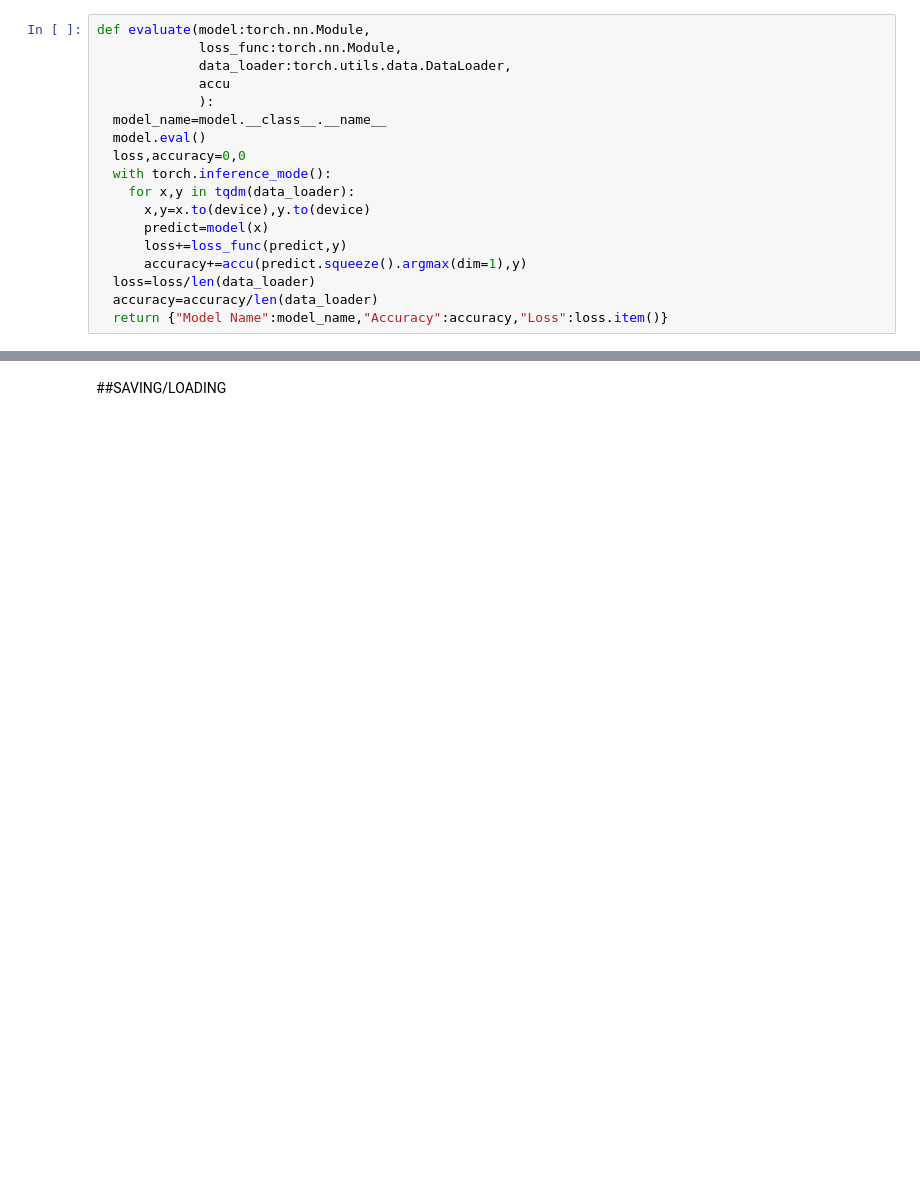
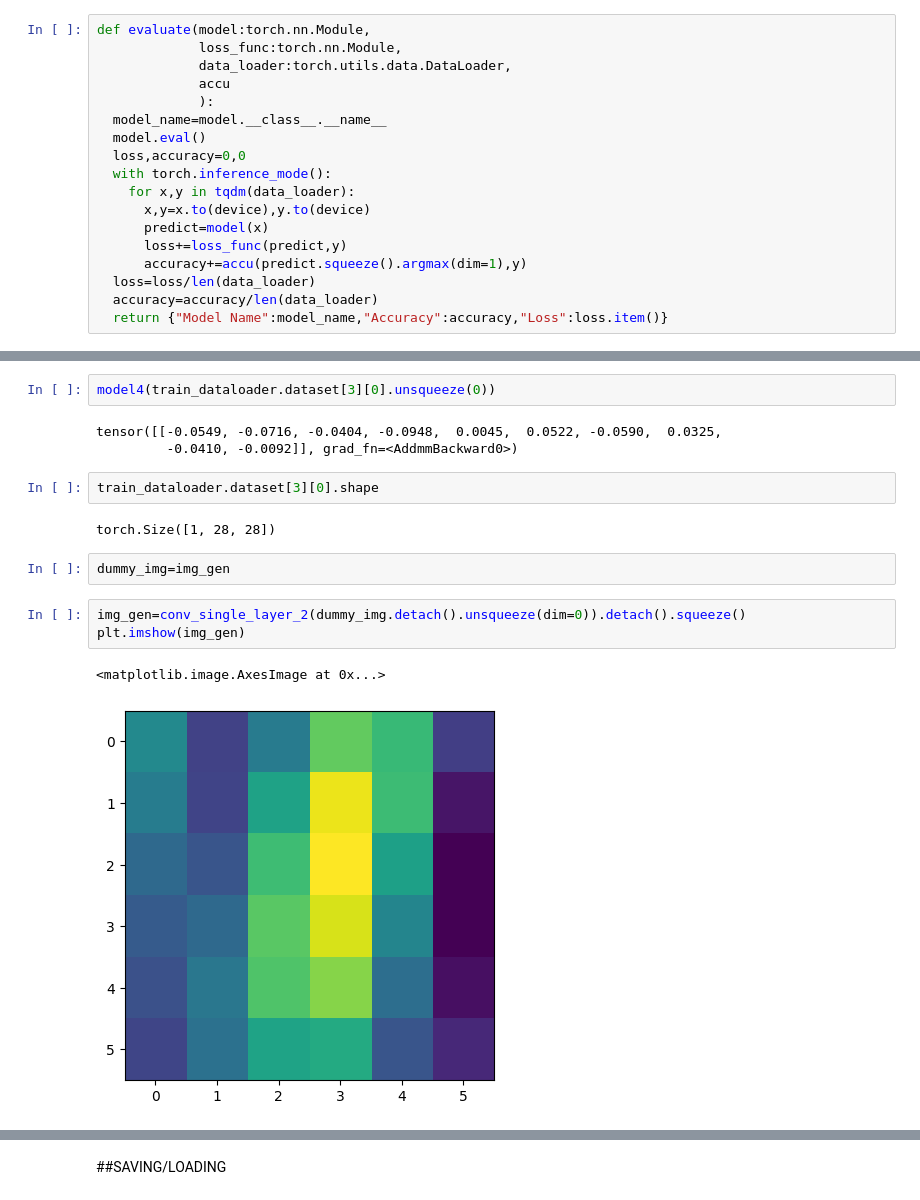
Before and after one commit to AhamedShimak/pytorch, a Jupyter notebook: computer_vision_cnn_code_along.ipynb, the cells around one changed output, grey strips where cells are left out. Saved outputs shown, nothing was run; the diff lists cells and outputs as text; blank space fills up the shorter version.

```diff
--- a/computer_vision_cnn_code_along.ipynb
+++ b/computer_vision_cnn_code_along.ipynb
@@ -704,0 +789,17 @@ def evaluate(model:torch.nn.Module,
+# %%
+model4(train_dataloader.dataset[3][0].unsqueeze(0))
+# %% [output]
+tensor([[-0.0549, -0.0716, -0.0404, -0.0948,  0.0045,  0.0522, -0.0590,  0.0325,
+         -0.0410, -0.0092]], grad_fn=<AddmmBackward0>)
+# %%
+train_dataloader.dataset[3][0].shape
+# %% [output]
+torch.Size([1, 28, 28])
+# %%
+dummy_img=img_gen
+# %%
+img_gen=conv_single_layer_2(dummy_img.detach().unsqueeze(dim=0)).detach().squeeze()
+plt.imshow(img_gen)
+# %% [output]
+<matplotlib.image.AxesImage at 0x...>
+[figure, added]
```
Also changed, not shown: parts of 30 cells of this notebook.
